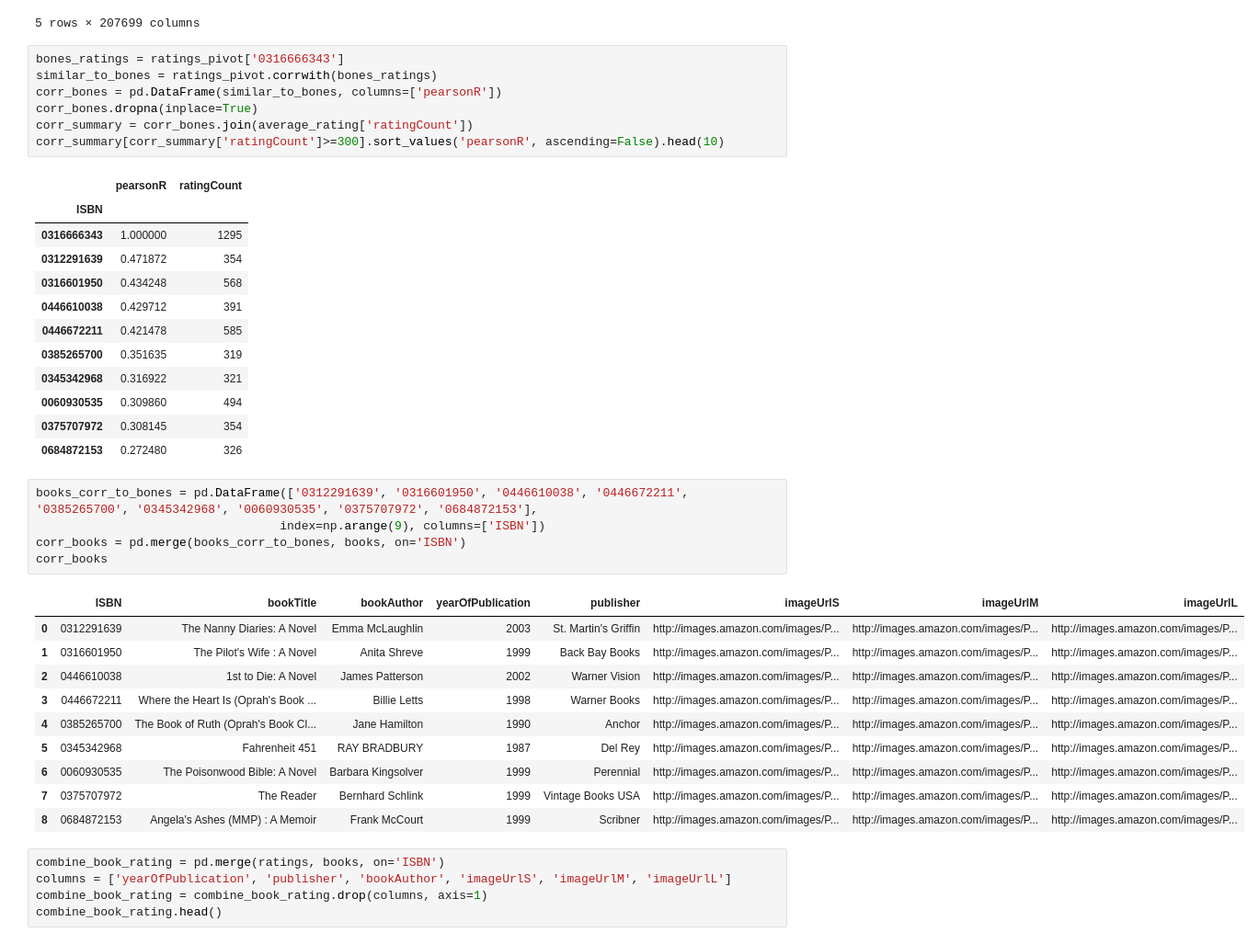
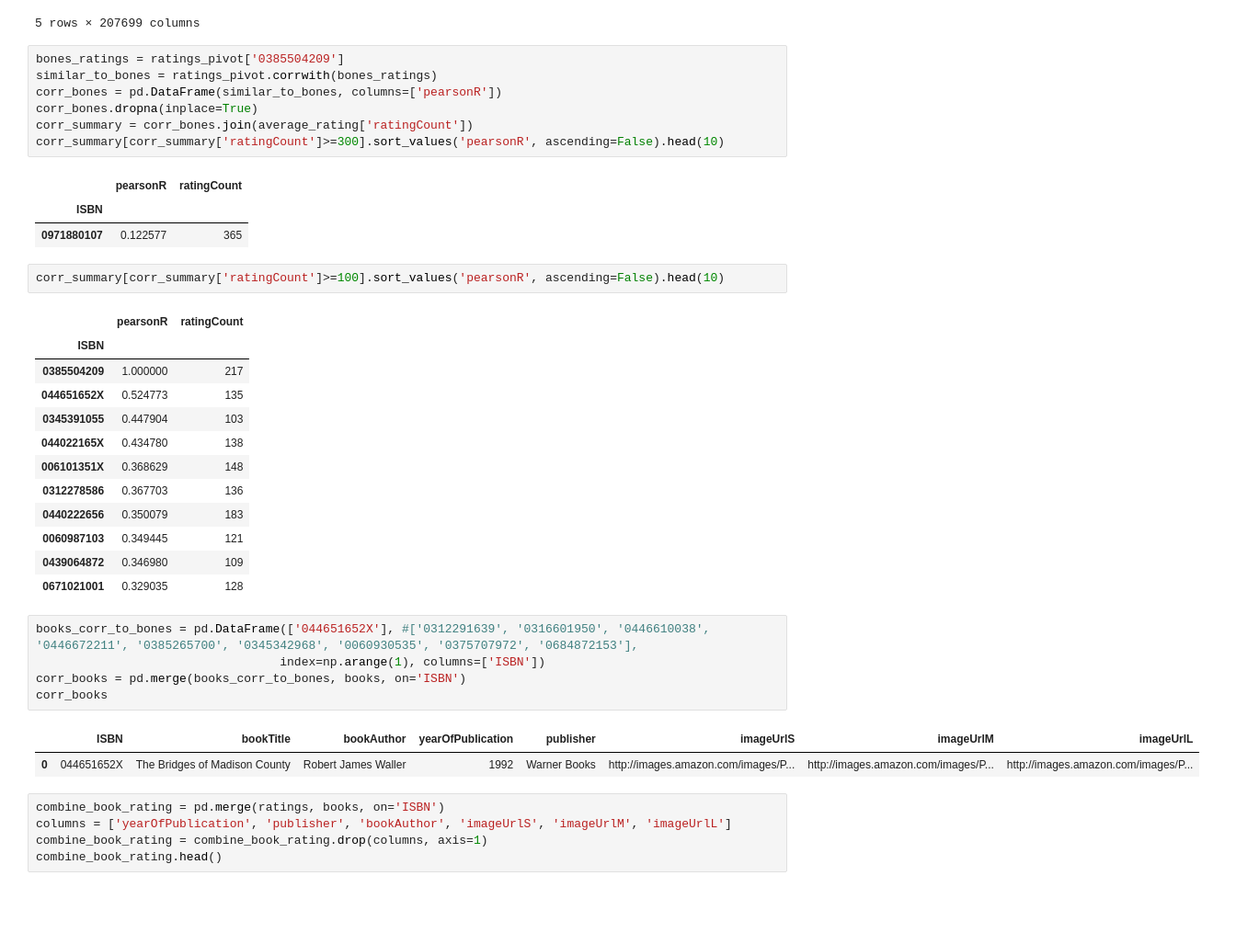
Before and after one commit to KattabekovBeknur/ML_labs, a Jupyter notebook: Project/Book_recommendation.ipynb, the cells around one changed output. Shown at 92% size. Saved outputs shown, nothing was run; the diff lists cells and outputs as text; blank space fills up the shorter version.

```diff
--- a/Project/Book_recommendation.ipynb
+++ b/Project/Book_recommendation.ipynb
@@ -108,7 +127,7 @@ ratings_pivot.head()
 | 3363 | NaN | NaN | NaN | NaN | NaN | NaN | NaN | NaN | ... |
 5 rows × 207699 columns
 # %%
-bones_ratings = ratings_pivot['0316666343']
+bones_ratings = ratings_pivot['0385504209']
 similar_to_bones = ratings_pivot.corrwith(bones_ratings)
 corr_bones = pd.DataFrame(similar_to_bones, columns=['pearsonR'])
 corr_bones.dropna(inplace=True)
@@ -117,32 +136,30 @@ corr_summary[corr_summary['ratingCount']>=300].sort_values('pearsonR', ascending
 # %% [output]
 |  | pearsonR | ratingCount |
 | ISBN |  |  |
-| 0316666343 | 1.000000 | 1295 |
-| 0312291639 | 0.471872 | 354 |
-| 0316601950 | 0.434248 | 568 |
-| 0446610038 | 0.429712 | 391 |
-| 0446672211 | 0.421478 | 585 |
-| 0385265700 | 0.351635 | 319 |
-| 0345342968 | 0.316922 | 321 |
-| 0060930535 | 0.309860 | 494 |
-| 0375707972 | 0.308145 | 354 |
-| 0684872153 | 0.272480 | 326 |
+| 0971880107 | 0.122577 | 365 |
+# %%
+corr_summary[corr_summary['ratingCount']>=100].sort_values('pearsonR', ascending=False).head(10)
+# %% [output]
+|  | pearsonR | ratingCount |
+| ISBN |  |  |
+| 0385504209 | 1.000000 | 217 |
+| 044651652X | 0.524773 | 135 |
+| 0345391055 | 0.447904 | 103 |
+| 044022165X | 0.434780 | 138 |
+| 006101351X | 0.368629 | 148 |
+| 0312278586 | 0.367703 | 136 |
+| 0440222656 | 0.350079 | 183 |
+| 0060987103 | 0.349445 | 121 |
+| 0439064872 | 0.346980 | 109 |
+| 0671021001 | 0.329035 | 128 |
 # %%
-books_corr_to_bones = pd.DataFrame(['0312291639', '0316601950', '0446610038', '0446672211', '0385265700', '0345342968', '0060930535', '0375707972', '0684872153'],
-                                  index=np.arange(9), columns=['ISBN'])
+books_corr_to_bones = pd.DataFrame(['044651652X'], #['0312291639', '0316601950', '0446610038', '0446672211', '0385265700', '0345342968', '0060930535', '0375707972', '0684872153'],
+                                  index=np.arange(1), columns=['ISBN'])
 corr_books = pd.merge(books_corr_to_bones, books, on='ISBN')
 corr_books
 # %% [output]
 |  | ISBN | bookTitle | bookAuthor | yearOfPublication | publisher | imageUrlS | imageUrlM | imageUrlL |
-| 0 | 0312291639 | The Nanny Diaries: A Novel | Emma McLaughlin | 2003 | St. Martin's Griffin | http://images.amazon.com/images/P... | http://images.amazon.com/images/P... | http://images.amazon.com/images/P... |
-| 1 | 0316601950 | The Pilot's Wife : A Novel | Anita Shreve | 1999 | Back Bay Books | http://images.amazon.com/images/P... | http://images.amazon.com/images/P... | http://images.amazon.com/images/P... |
-| 2 | 0446610038 | 1st to Die: A Novel | James Patterson | 2002 | Warner Vision | http://images.amazon.com/images/P... | http://images.amazon.com/images/P... | http://images.amazon.com/images/P... |
-| 3 | 0446672211 | Where the Heart Is (Oprah's Book ... | Billie Letts | 1998 | Warner Books | http://images.amazon.com/images/P... | http://images.amazon.com/images/P... | http://images.amazon.com/images/P... |
-| 4 | 0385265700 | The Book of Ruth (Oprah's Book Cl... | Jane Hamilton | 1990 | Anchor | http://images.amazon.com/images/P... | http://images.amazon.com/images/P... | http://images.amazon.com/images/P... |
-| 5 | 0345342968 | Fahrenheit 451 | RAY BRADBURY | 1987 | Del Rey | http://images.amazon.com/images/P... | http://images.amazon.com/images/P... | http://images.amazon.com/images/P... |
-| 6 | 0060930535 | The Poisonwood Bible: A Novel | Barbara Kingsolver | 1999 | Perennial | http://images.amazon.com/images/P... | http://images.amazon.com/images/P... | http://images.amazon.com/images/P... |
-| 7 | 0375707972 | The Reader | Bernhard Schlink | 1999 | Vintage Books USA | http://images.amazon.com/images/P... | http://images.amazon.com/images/P... | http://images.amazon.com/images/P... |
-| 8 | 0684872153 | Angela's Ashes (MMP) : A Memoir | Frank McCourt | 1999 | Scribner | http://images.amazon.com/images/P... | http://images.amazon.com/images/P... | http://images.amazon.com/images/P... |
+| 0 | 044651652X | The Bridges of Madison County | Robert James Waller | 1992 | Warner Books | http://images.amazon.com/images/P... | http://images.amazon.com/images/P... | http://images.amazon.com/images/P... |
 # %%
 combine_book_rating = pd.merge(ratings, books, on='ISBN')
 columns = ['yearOfPublication', 'publisher', 'bookAuthor', 'imageUrlS', 'imageUrlM', 'imageUrlL']
```
Also changed, not shown: parts of 5 cells of this notebook, 4 other files.
